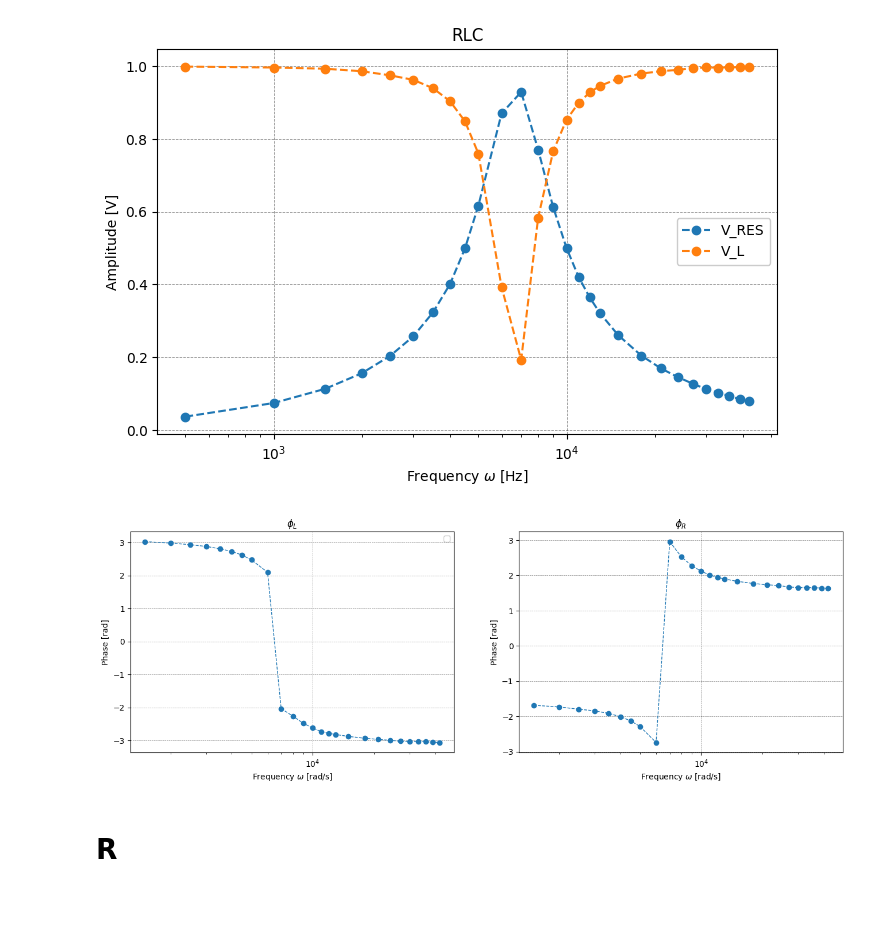
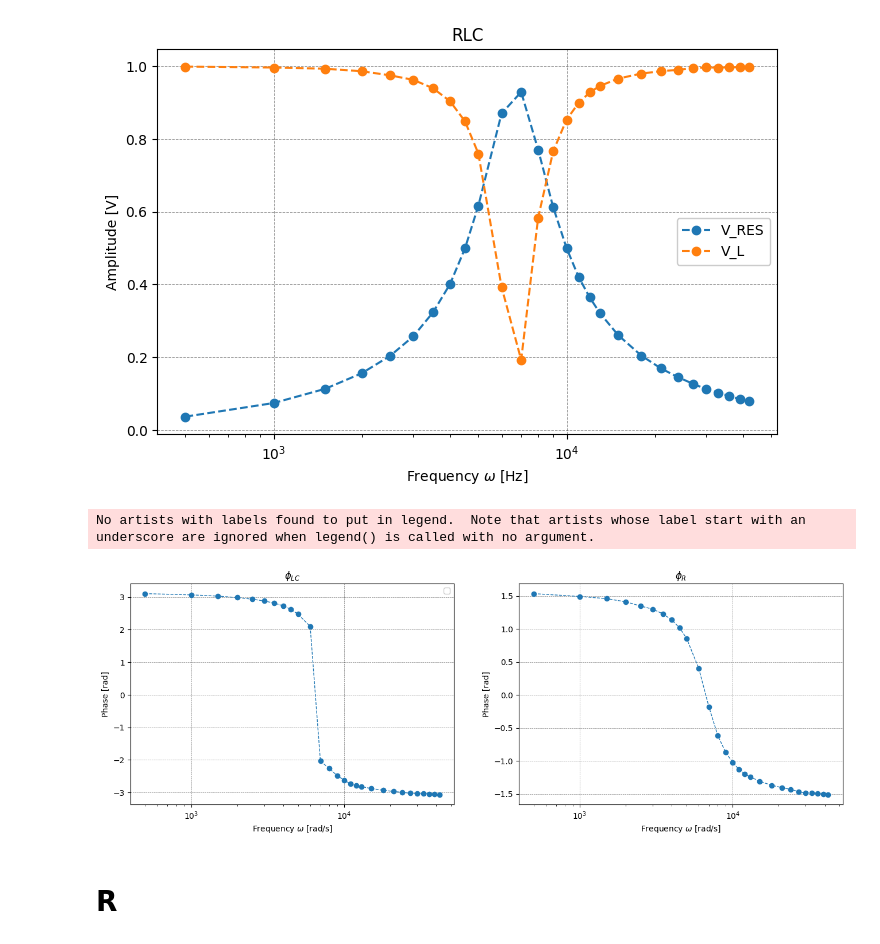
Before and after one commit to Yedi278/Lab2, a Jupyter notebook: Circuiti_3/RLC.ipynb, the cells around one changed output. Saved outputs shown, nothing was run; the diff lists cells and outputs as text; code cells hidden in the pictures; blank space fills up the shorter version.

```diff
--- a/Circuiti_3/RLC.ipynb
+++ b/Circuiti_3/RLC.ipynb
@@ -87,29 +87,36 @@ plt.show()
 [figure]
 # %%
 x = np.linspace(np.min(freqs),np.max(freqs),1000)
+
+fase_res_mod = np.array(fase_res)
+d = fase_res_mod < 0
+u = fase_res_mod > 0
+fase_res_mod[d] += 2*np.pi
+fase_res_mod -= np.pi
 
 plt.subplots(1,2,figsize=(16,5))
 plt.title('Dati')
 plt.subplot(1,2,1)
-plt.plot(freqs[2:], fase_l[2:],'o--', lw=1)
-plt.title('$\phi_L$')
+plt.plot(freqs[:], fase_l[:],'o--', lw=1)
+plt.title('$\phi_{LC}$')
 plt.xlabel('Frequency $\omega$ [rad/s]')
 plt.ylabel('Phase [rad]')
 plt.legend()
 plt.xscale('log')
 
 plt.subplot(1,2,2)
-plt.plot(freqs[2:], fase_res[2:], 'o--', lw=1)
+plt.plot(freqs[:], fase_res_mod[:], 'o--', lw=1)
 # plt.plot(x, fase_C(x*2*np.pi, 1e3, 12e-9, 0), label='Teorico')
 # plt.plot(x, fase_R(x*2*np.pi, 1e3, 12e-9), label='Teorico')
 plt.title('$\phi_R$')
 plt.xlabel('Frequency $\omega$ [rad/s]')
 plt.ylabel('Phase [rad]')
 plt.xscale('log')
 
 # plt.savefig('imgs/RC/fasi_no_log.jpeg', bbox_inches='tight', dpi=200)
 plt.show()
 # %% [output]
+No artists with labels found to put in legend.  Note that artists whose label start with an underscore are ignored when legend() is called with no argument.
-[figure, old version]
+[figure, new version]
 # %% [markdown]
 # R
```
Also changed, not shown: parts of 8 cells of this notebook.
